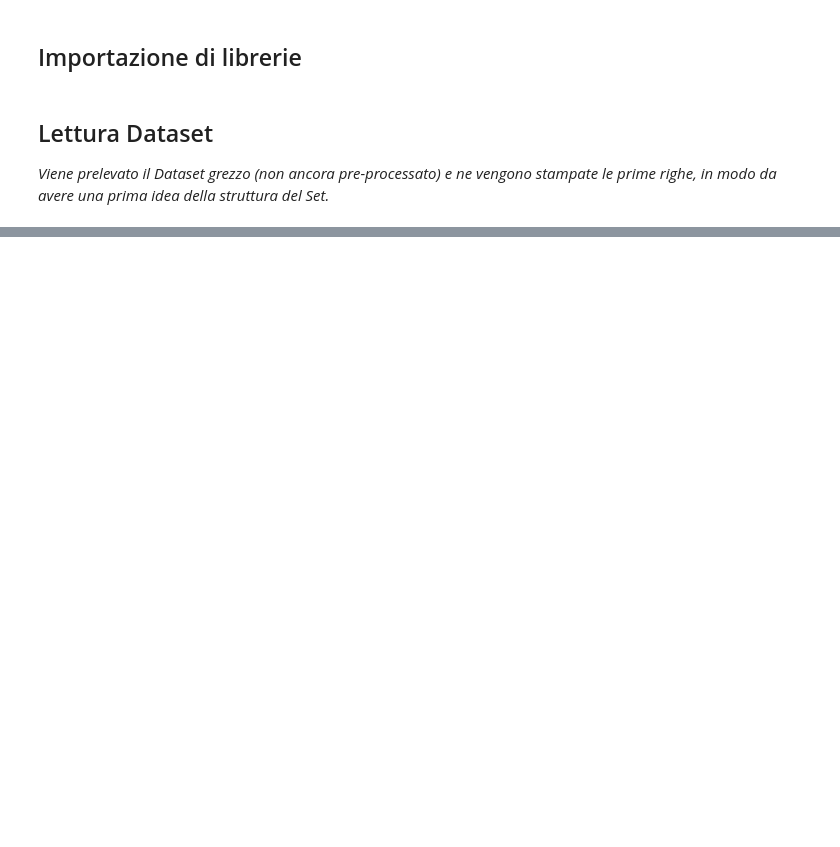
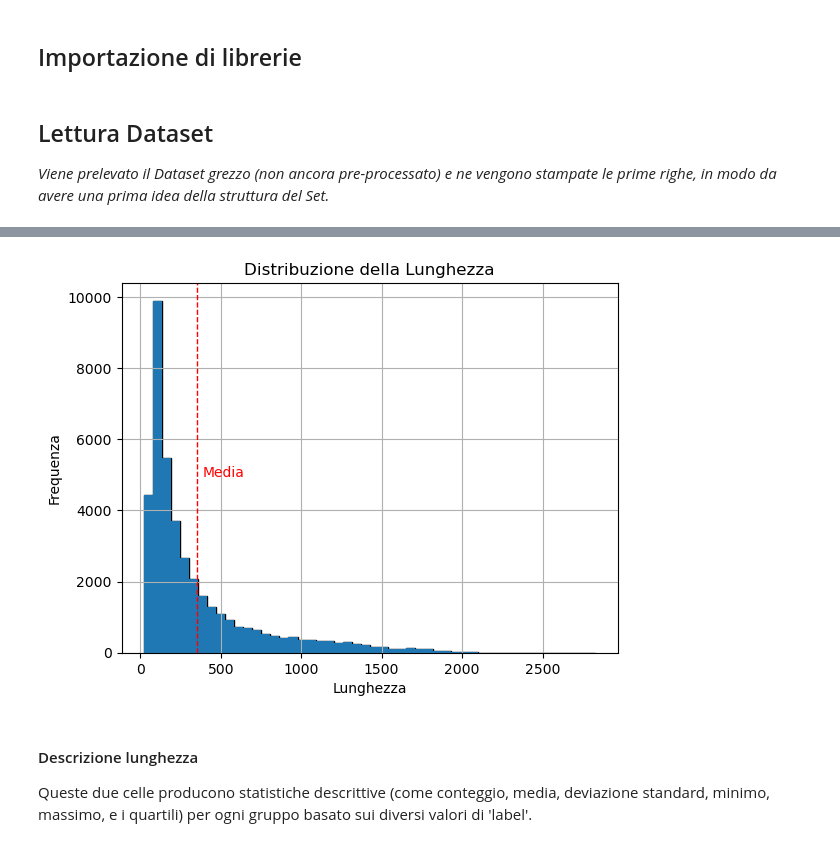
Before and after one commit to DomenicoAnzalone/FakeReviewDetection, a Jupyter notebook: src/ml_workflow/data_presentation.ipynb, the cells around one changed output, grey strips where cells are left out. Saved outputs shown, nothing was run; the diff lists cells and outputs as text; code cells hidden in the pictures; blank space fills up the shorter version.

```diff
--- a/src/ml_workflow/data_presentation.ipynb
+++ b/src/ml_workflow/data_presentation.ipynb
@@ -126,0 +159,15 @@ Per ogni colonna (feature) vengono conteggiati quanti volori nulli sono presenti
+# %%
+plt.hist(raw_dataset['length'], bins=50, color='skyblue', edgecolor='black')
+plt.title('Distribuzione della Lunghezza')
+plt.xlabel('Lunghezza')
+plt.ylabel('Frequenza')
+plt.grid(True)
+plt.axvline(raw_dataset['length'].mean(), color='red', linestyle='dashed', linewidth=1)
+plt.text(raw_dataset['length'].mean()*1.1, max(plt.hist(raw_dataset['length'], bins=50)[0])/2, 'Media', color = 'red')
+plt.show()
+# %% [output]
+[figure, added]
+# %% [markdown]
+#### Descrizione lunghezza
+
+Queste due celle producono statistiche descrittive (come conteggio, media, deviazione standard, minimo, massimo, e i quartili) per ogni gruppo basato sui diversi valori di 'label'.
```
Also changed, not shown: parts of 23 cells of this notebook.
